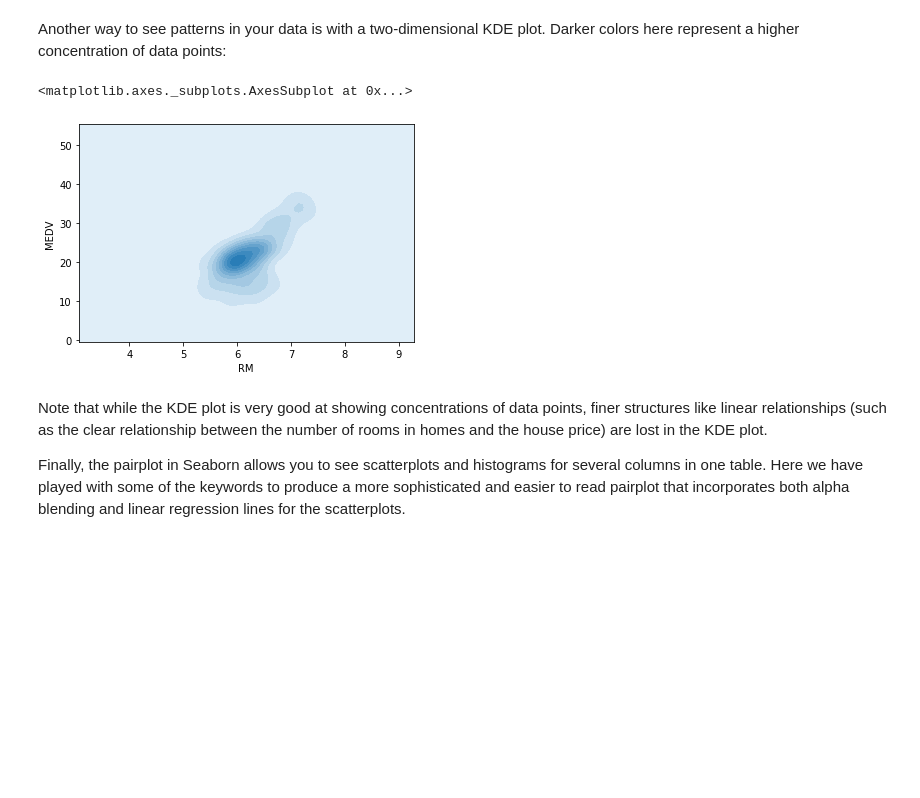
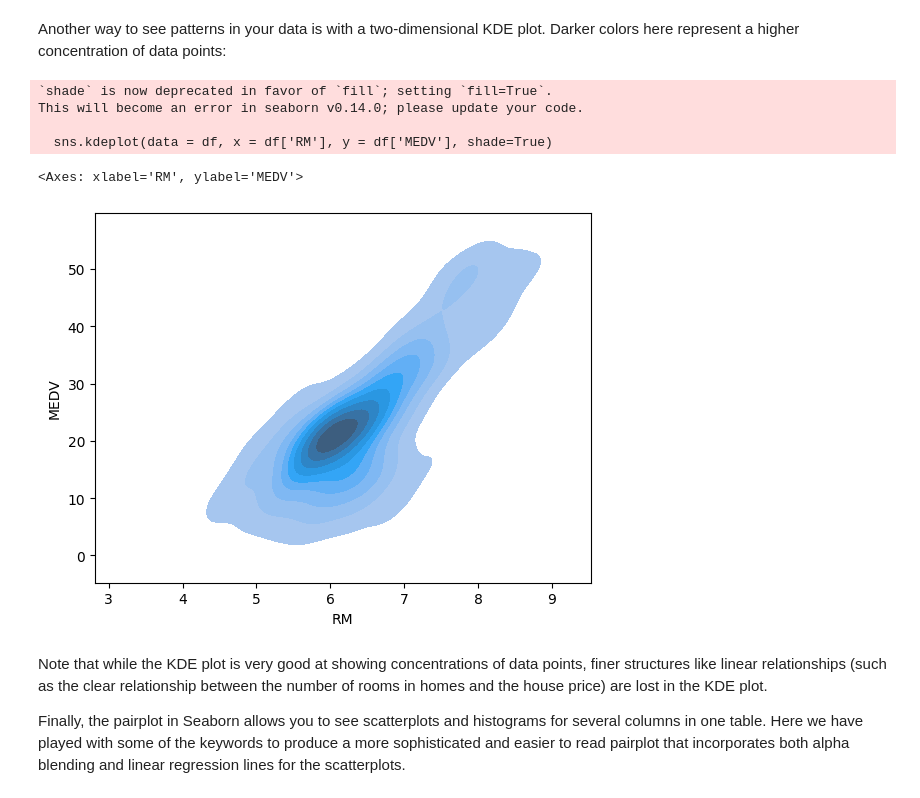
Before and after one commit to Laikaiyong/Data-Cleaning-Python, a Jupyter notebook: solution.ipynb, the cells around one changed output. Cells and saved outputs as stored; diff of their text form; code cells hidden in the pictures; blank space fills up the shorter version.

```diff
--- a/solution.ipynb
+++ b/solution.ipynb
@@ -1115,10 +1146,14 @@ sns.jointplot(df['RM'], df['MEDV'], kind='scatter', alpha=0.3)
 # %% [markdown]
 Another way to see patterns in your data is with a two-dimensional KDE plot. Darker colors here represent a higher concentration of data points:
 # %%
-sns.kdeplot(df['RM'], df['MEDV'], shade=True)
+sns.kdeplot(data = df, x = df['RM'], y = df['MEDV'], shade=True)
 # %% [output]
-<matplotlib.axes._subplots.AxesSubplot at 0x...>
+`shade` is now deprecated in favor of `fill`; setting `fill=True`.
+This will become an error in seaborn v0.14.0; please update your code.
+
+  sns.kdeplot(data = df, x = df['RM'], y = df['MEDV'], shade=True)
+<Axes: xlabel='RM', ylabel='MEDV'>
-[figure, old version]
+[figure, new version]
 # %% [markdown]
 Note that while the KDE plot is very good at showing concentrations of data points, finer structures like linear relationships (such as the clear relationship between the number of rooms in homes and the house price) are lost in the KDE plot.
 
```
Also changed, not shown: parts of 22 cells of this notebook.
